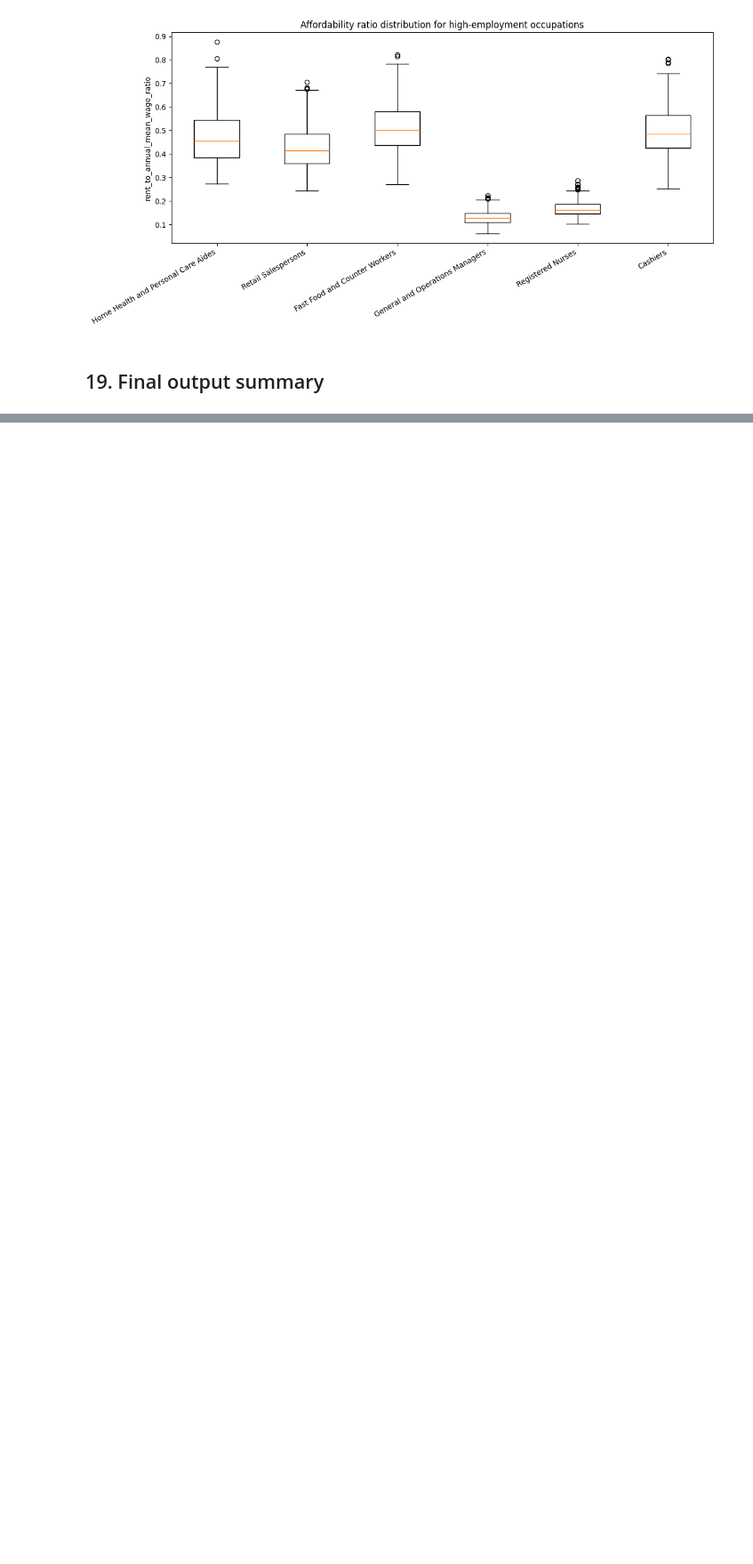
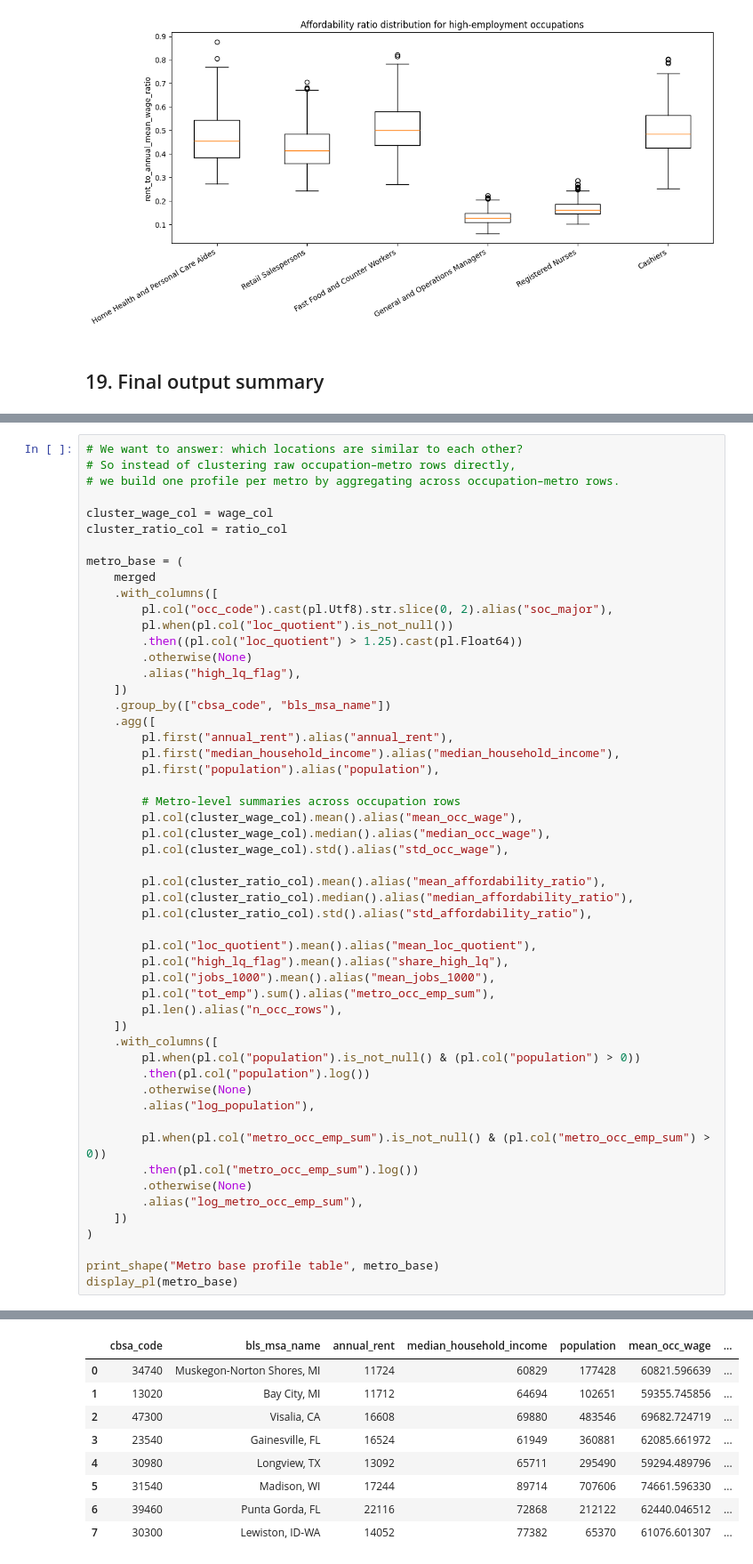
Before and after one commit to Oelnesr1/career-atlas, a Jupyter notebook: data_wrangling_and_eda.ipynb, the cells around one changed output, grey strips where cells are left out. Shown at 89% size. Cells and saved outputs as stored; diff of their text form; blank space fills up the shorter version.

```diff
--- a/data_wrangling_and_eda.ipynb
+++ b/data_wrangling_and_eda.ipynb
@@ -1177,0 +1183,54 @@ If the merge coverage is weaker than expected, inspect these first:
+# %%
+# We want to answer: which locations are similar to each other?
+# So instead of clustering raw occupation–metro rows directly,
+# we build one profile per metro by aggregating across occupation–metro rows.
+
+cluster_wage_col = wage_col
+cluster_ratio_col = ratio_col
+
+metro_base = (
+    merged
+    .with_columns([
+        pl.col("occ_code").cast(pl.Utf8).str.slice(0, 2).alias("soc_major"),
+        pl.when(pl.col("loc_quotient").is_not_null())
+        .then((pl.col("loc_quotient") > 1.25).cast(pl.Float64))
+        .otherwise(None)
+        .alias("high_lq_flag"),
+    ])
+    .group_by(["cbsa_code", "bls_msa_name"])
+    .agg([
+        pl.first("annual_rent").alias("annual_rent"),
+        pl.first("median_household_income").alias("median_household_income"),
+        pl.first("population").alias("population"),
+
+        # Metro-level summaries across occupation rows
+        pl.col(cluster_wage_col).mean().alias("mean_occ_wage"),
+        pl.col(cluster_wage_col).median().alias("median_occ_wage"),
+        pl.col(cluster_wage_col).std().alias("std_occ_wage"),
+
+        pl.col(cluster_ratio_col).mean().alias("mean_affordability_ratio"),
+        pl.col(cluster_ratio_col).median().alias("median_affordability_ratio"),
+        pl.col(cluster_ratio_col).std().alias("std_affordability_ratio"),
+
+        pl.col("loc_quotient").mean().alias("mean_loc_quotient"),
+        pl.col("high_lq_flag").mean().alias("share_high_lq"),
+        pl.col("jobs_1000").mean().alias("mean_jobs_1000"),
+        pl.col("tot_emp").sum().alias("metro_occ_emp_sum"),
+        pl.len().alias("n_occ_rows"),
+    ])
+    .with_columns([
+        pl.when(pl.col("population").is_not_null() & (pl.col("population") > 0))
+        .then(pl.col("population").log())
+        .otherwise(None)
+        .alias("log_population"),
+
+        pl.when(pl.col("metro_occ_emp_sum").is_not_null() & (pl.col("metro_occ_emp_sum") > 0))
+        .then(pl.col("metro_occ_emp_sum").log())
+        .otherwise(None)
+        .alias("log_metro_occ_emp_sum"),
+    ])
+)
+
+print_shape("Metro base profile table", metro_base)
+display_pl(metro_base)
+# %% [output]
@@ -1177,0 +1238,9 @@ If the merge coverage is weaker than expected, inspect these first:
+|  | cbsa_code | bls_msa_name | annual_rent | median_household_income | population | mean_occ_wage | ... |
+| 0 | 34740 | Muskegon-Norton Shores, MI | 11724 | 60829 | 177428 | 60821.596639 | ... |
+| 1 | 13020 | Bay City, MI | 11712 | 64694 | 102651 | 59355.745856 | ... |
+| 2 | 47300 | Visalia, CA | 16608 | 69880 | 483546 | 69682.724719 | ... |
+| 3 | 23540 | Gainesville, FL | 16524 | 61949 | 360881 | 62085.661972 | ... |
+| 4 | 30980 | Longview, TX | 13092 | 65711 | 295490 | 59294.489796 | ... |
+| 5 | 31540 | Madison, WI | 17244 | 89714 | 707606 | 74661.596330 | ... |
+| 6 | 39460 | Punta Gorda, FL | 22116 | 72868 | 212122 | 62440.046512 | ... |
+| 7 | 30300 | Lewiston, ID-WA | 14052 | 77382 | 65370 | 61076.601307 | ... |
```
Also changed, not shown: parts of 16 cells of this notebook, 5 other files.
